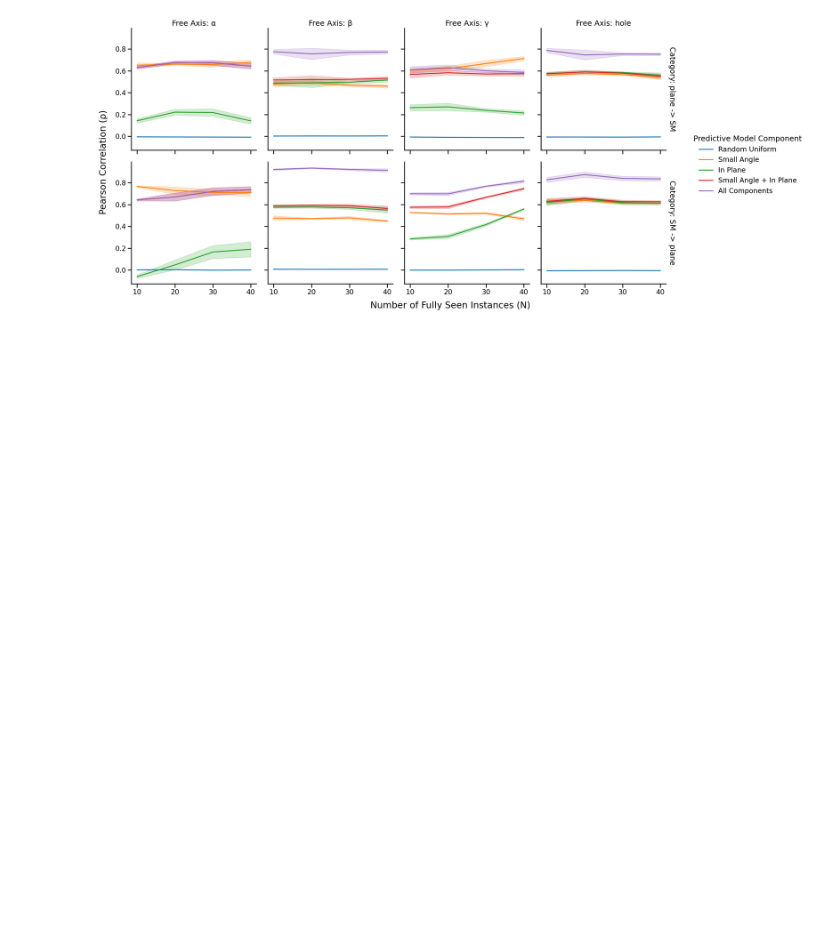
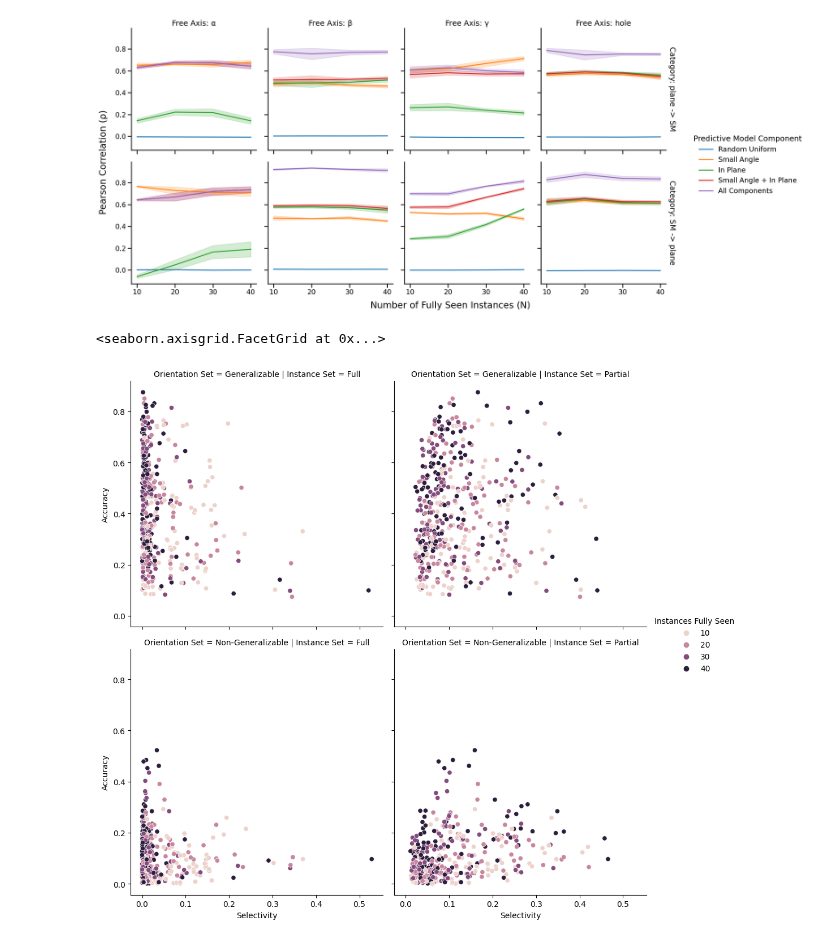
Before and after one commit to avicooper1/OOD_Orientation_Generalization, a Jupyter notebook: notebooks/analyses.ipynb, the cells around one changed output. Cells and saved outputs as stored; diff of their text form; code cells hidden in the pictures; blank space fills up the shorter version.

```diff
--- a/notebooks/analyses.ipynb
+++ b/notebooks/analyses.ipynb
@@ -158,3 +157,14 @@ g.set_titles(row_template = 'Category: {row_name}', col_template = 'Free Axis: {
 plt.savefig('dist_acc.png', transparent=True)
 # %% [output]
 [figure]
+# %%
+sns.relplot(kind='scatter',
+            data=selectivity_frame.merge(accuracy_frame),
+            hue='Instances Fully Seen',
+            x='Selectivity',
+            y='Accuracy',
+           row='Orientation Set',
+       col='Instance Set',)
+# %% [output]
+<seaborn.axisgrid.FacetGrid at 0x...>
+[figure, added]
```
Also changed, not shown: parts of 30 cells of this notebook, 1 other file.
